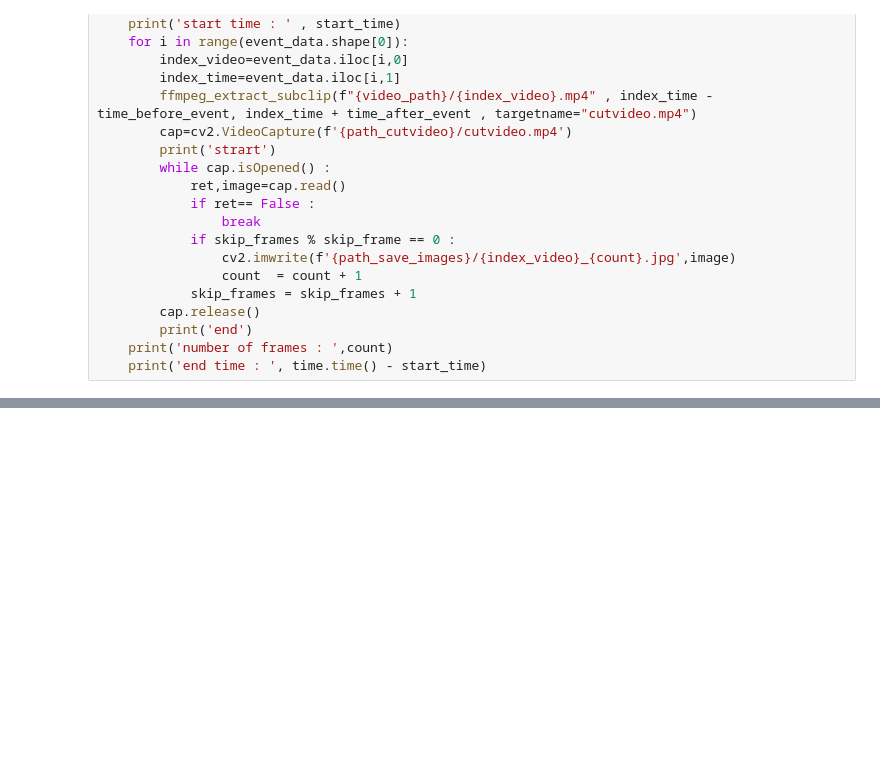
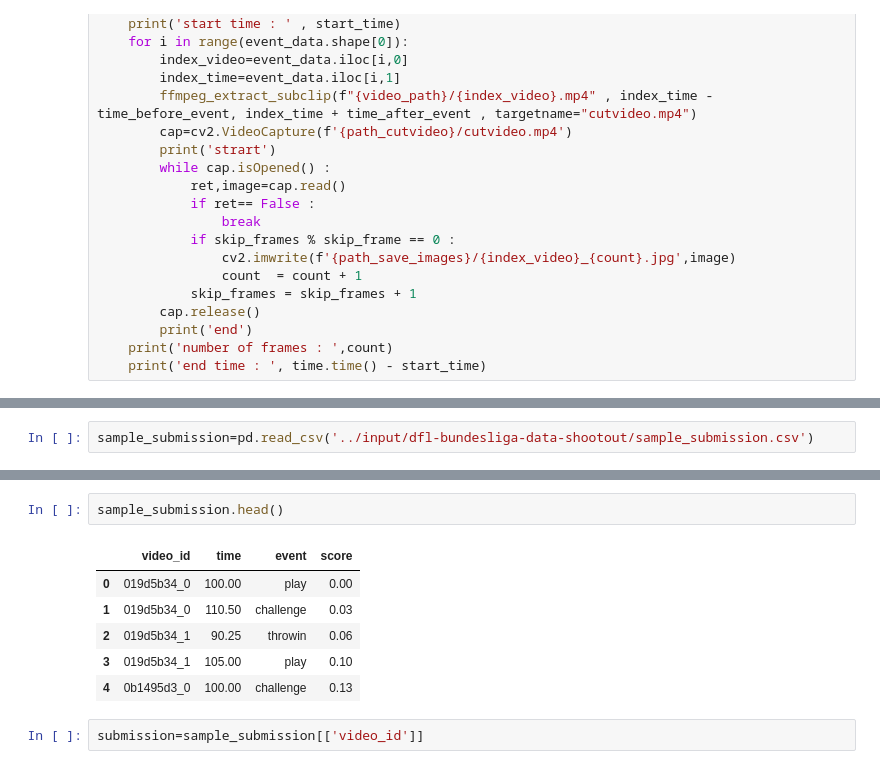
Before and after one commit to HossamFakher1/AI-Sessions, a Jupyter notebook: notebook1e8925c36a.ipynb, the cells around one changed output, grey strips where cells are left out. Saved outputs shown, nothing was run; the diff lists cells and outputs as text; blank space fills up the shorter version.

```diff
--- a/notebook1e8925c36a.ipynb
+++ b/notebook1e8925c36a.ipynb
@@ -219,0 +242,2 @@ print()
+# %%
+sample_submission=pd.read_csv('../input/dfl-bundesliga-data-shootout/sample_submission.csv')
@@ -219,0 +310,11 @@ print()
+# %%
+sample_submission.head()
+# %% [output]
+|  | video_id | time | event | score |
+| 0 | 019d5b34_0 | 100.00 | play | 0.00 |
+| 1 | 019d5b34_0 | 110.50 | challenge | 0.03 |
+| 2 | 019d5b34_1 | 90.25 | throwin | 0.06 |
+| 3 | 019d5b34_1 | 105.00 | play | 0.10 |
+| 4 | 0b1495d3_0 | 100.00 | challenge | 0.13 |
+# %%
+submission=sample_submission[['video_id']]
```
Also changed, not shown: parts of 56 cells of this notebook.
